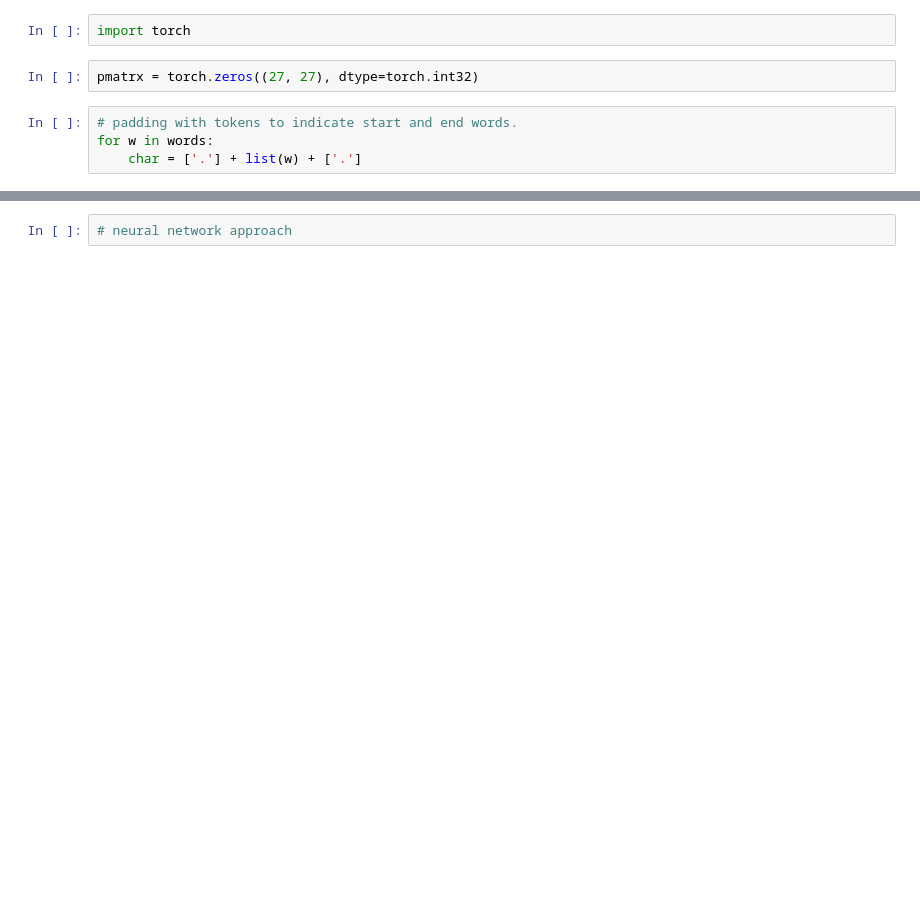
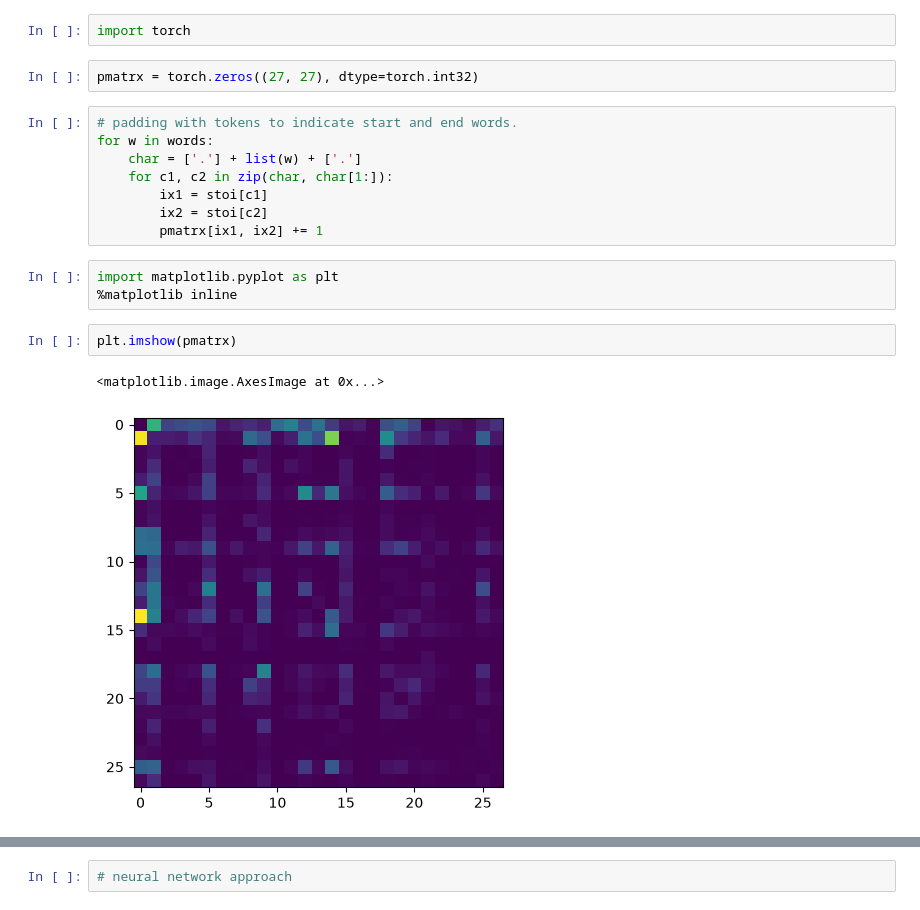
Before and after one commit to iamneek/MachineLearning, a Jupyter notebook: MLProjects/karpathy-makemore/exercises/make3more.ipynb, the cells around one changed output, grey strips where cells are left out. Drawn from its saved outputs; the diff is of its cells as text; blank space fills up the shorter version.

```diff
--- a/MLProjects/karpathy-makemore/exercises/make3more.ipynb
+++ b/MLProjects/karpathy-makemore/exercises/make3more.ipynb
@@ -29,3 +31,15 @@ pmatrx = torch.zeros((27, 27), dtype=torch.int32)
 # padding with tokens to indicate start and end words.
 for w in words:
     char = ['.'] + list(w) + ['.']
+    for c1, c2 in zip(char, char[1:]):
+        ix1 = stoi[c1]
+        ix2 = stoi[c2]
+        pmatrx[ix1, ix2] += 1
+# %%
+import matplotlib.pyplot as plt
+%matplotlib inline
+# %%
+plt.imshow(pmatrx)
+# %% [output]
+<matplotlib.image.AxesImage at 0x...>
+[figure, added]
```
Also changed, not shown: parts of 3 cells of this notebook, 2 other files.
